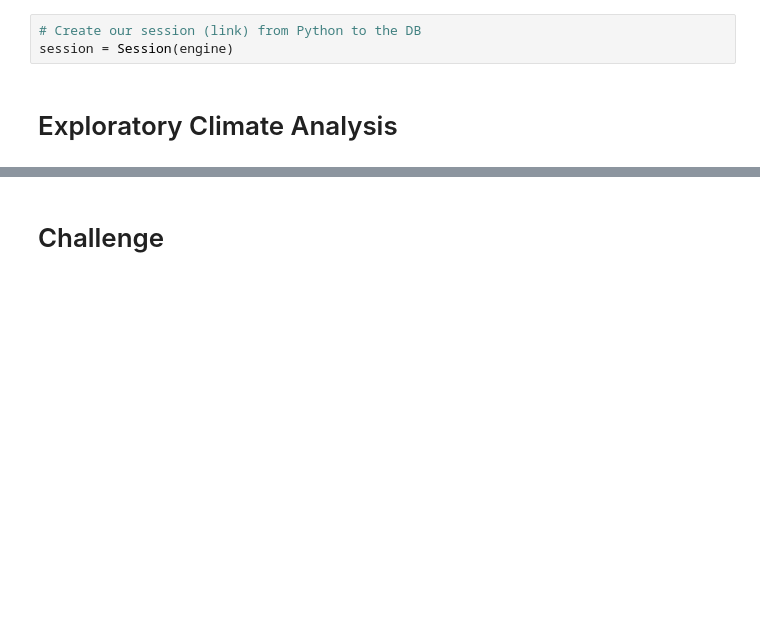
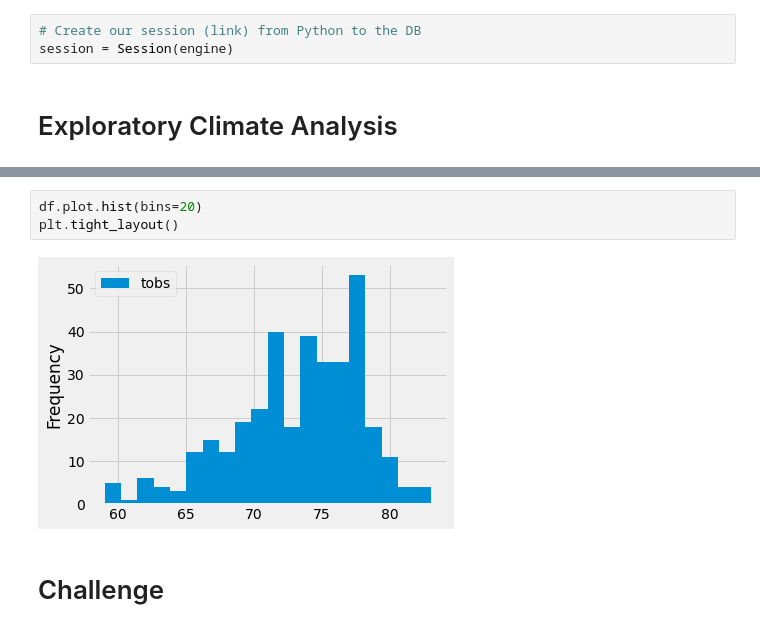
Before and after one commit to mciano/Surfs_up, a Jupyter notebook: climate_analysis.ipynb, the cells around one changed output, grey strips where cells are left out. Cells and saved outputs as stored; diff of their text form; blank space fills up the shorter version.

```diff
--- a/climate_analysis.ipynb
+++ b/climate_analysis.ipynb
@@ -112,2 +142,7 @@ print(df.to_string(index=False))
+# %%
+df.plot.hist(bins=20)
+plt.tight_layout()
+# %% [output]
+[figure, added]
 # %% [markdown]
 # Challenge
```
Also changed, not shown: parts of 7 cells of this notebook.
